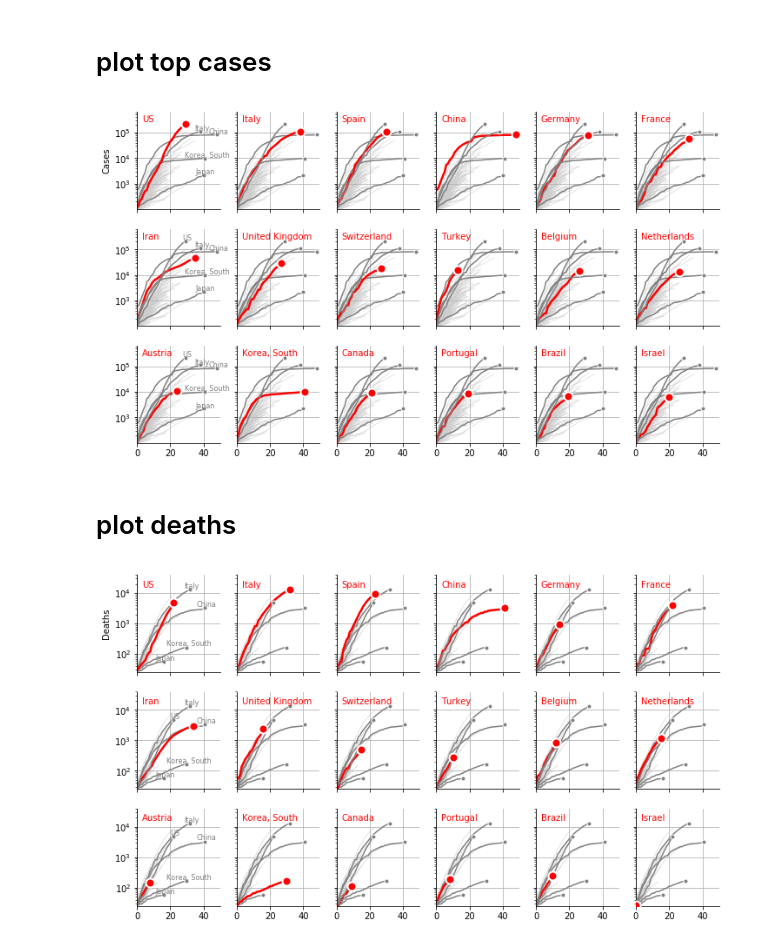
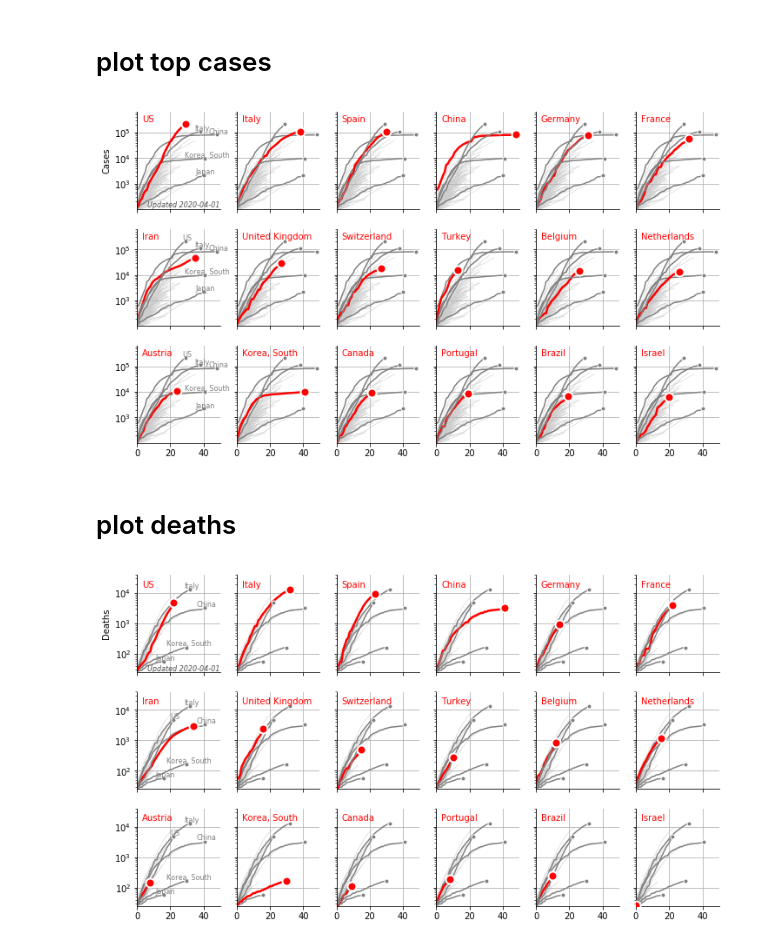
Before and after one commit to tlmohren/Covid19_analysis, a Jupyter notebook: JHUdata_country_log.ipynb, the cells around one changed output. Cells and saved outputs as stored; diff of their text form; code cells hidden in the pictures.

```diff
--- a/JHUdata_country_log.ipynb
+++ b/JHUdata_country_log.ipynb
@@ -483,35 +483,39 @@ for i, (ax_1, goal_country) in enumerate( zip(ax.reshape(-1), sorted_names[:(dy*
         for country in threshold_countries:
             if (country in notable_countries) &( country not in goal_country):
                 bool_country = df_country['Country/Region'] == country
                 df_pl = df_country[bool_country]
 
                 y = df_pl['Confirmed'].iloc[-1]*1.1
                 x = df_pl['Delta C'].iloc[-1] + 1
                 ax_1.annotate( country ,[x,y], color=emph_col, fontsize = 8, ha='center')
     else:
         ax_1.axes.get_yaxis().set_ticklabels([])
     if i< (dy-1)*dx:
         ax_1.axes.get_xaxis().set_ticklabels([])
 
 
     ax_1.axes.get_yaxis().set_ticks([1e3,1e4,1e5])
     ax_1.spines['top'].set_visible(False)
     ax_1.spines['right'].set_visible(False)
 
 ax[0,0].set_ylabel('Cases')
+# ax[0,0].annotate('Last update: '+str( df_country['Date'].iloc[-1]),
+#             [.3,round(yDmax,5)*1.1], color=[.5,.5,.5], style='italic'
+ax[0,0].annotate('Updated '+str( df_country['Date'].iloc[-1]),
+            [6, 120], color=[.3,.3,.3], style='italic',fontsize=8)
 
 
 # # # # # save fig  -----------------------------------------------------------------------
 fig_name= 'covid_country_casesHighlightLog'
-save_fig = True
+save_fig = False
 if save_fig:
     plt.savefig('./figs/' + fig_name + '.png',
             format='png', dpi=300,
             transparent=  True,
             bbox_inches = 'tight', pad_inches = 0,
             )
 # %% [output]
-[figure, old version]
+[figure, new version]
 # %% [markdown]
  # plot deaths
 # %%
@@ -589,6 +593,8 @@ for i, (ax_1, goal_country) in enumerate( zip(ax.reshape(-1), sorted_names[:(dy*
     ax_1.spines['right'].set_visible(False)
 ax[0,0].set_ylabel('Deaths')
 
+ax[0,0].annotate('Updated '+str( df_country['Date'].iloc[-1]),
+            [6, 28], color=[.3,.3,.3], style='italic',fontsize=8)
 
 # # # # # save fig  -----------------------------------------------------------------------
 fig_name= 'covid_country_deathsHighlightLog'
@@ -600,4 +606,4 @@ if save_fig:
             bbox_inches = 'tight', pad_inches = 0,
             )
 # %% [output]
-[figure, old version]
+[figure, new version]
```
Also changed, not shown: 14 other files.
